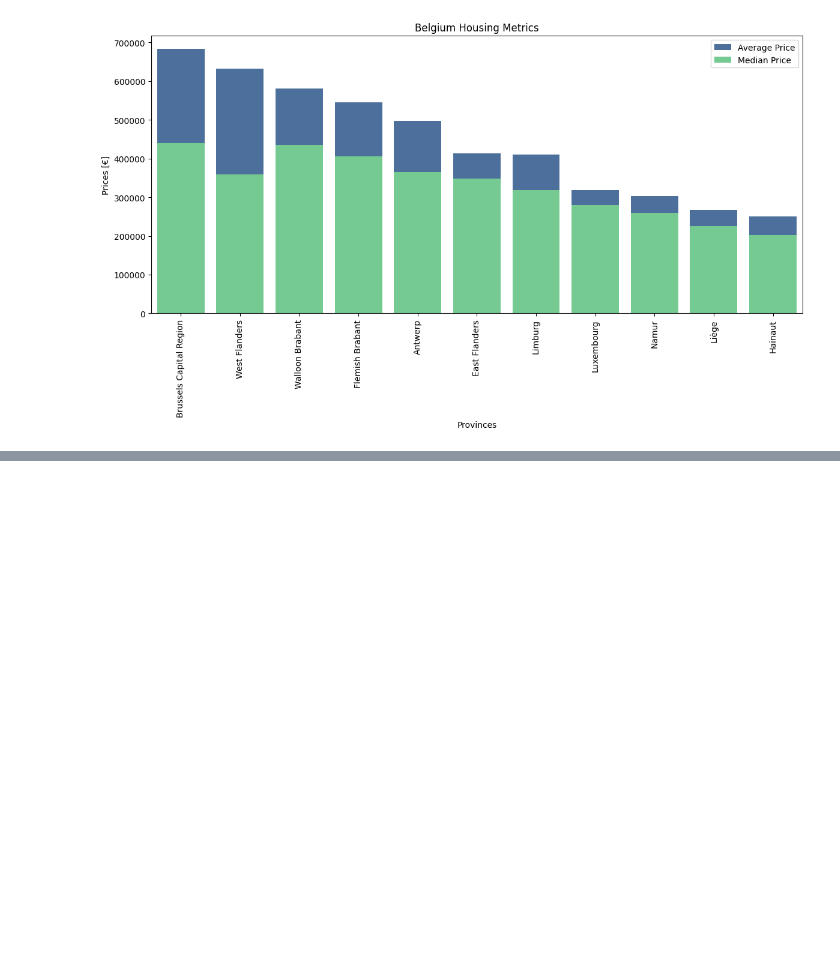
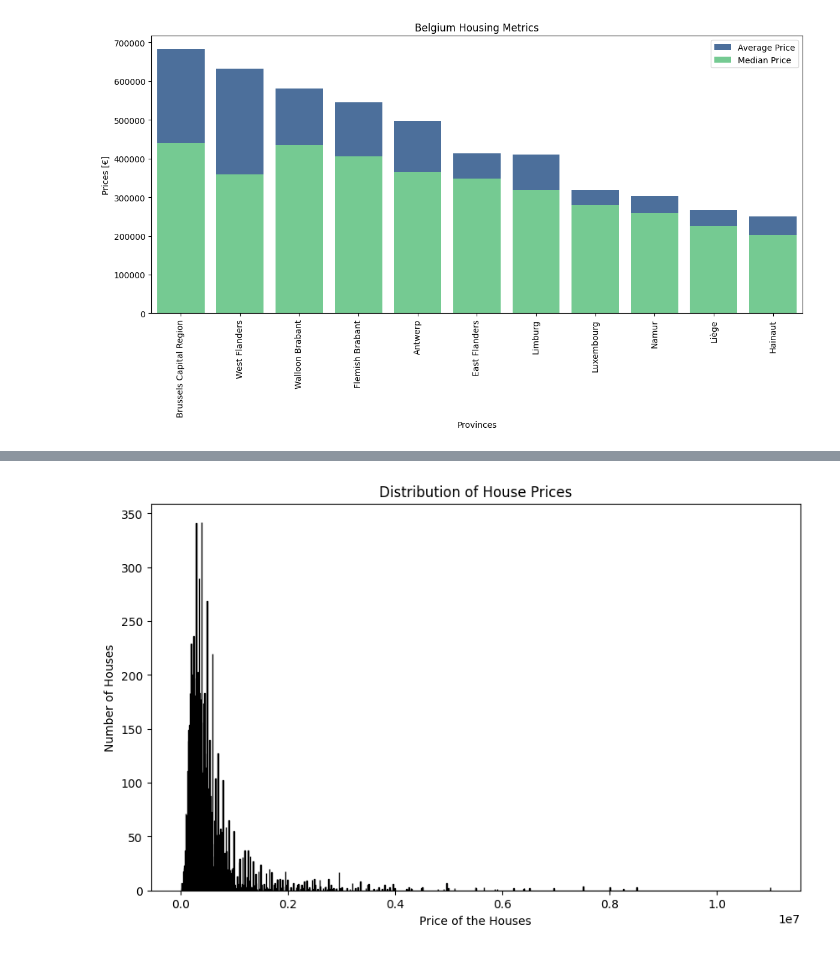
Before and after one commit to melikkekaya/challenge-data-analysis, a Jupyter notebook: mourad.ipynb, the cells around one changed output, grey strips where cells are left out. Drawn from its saved outputs; the diff is of its cells as text; code cells hidden in the pictures; blank space fills up the shorter version.

Commit message:
add distribution plot

```diff
--- a/mourad.ipynb
+++ b/mourad.ipynb
@@ -389,0 +405,17 @@ m
+# %%
+
+
+bins = range(0, df_houses['Price'].max() + 10000, 10000)
+
+
+plt.figure(figsize=(10,6))
+plt.hist(df_houses['Price'], bins=bins, edgecolor='black')
+
+plt.title('Distribution of House Prices')
+plt.xlabel('Price of the Houses')
+plt.ylabel('Number of Houses')
+
+
+plt.show()
+# %% [output]
+[figure, added]
```
Also changed, not shown: parts of 4 cells of this notebook.
